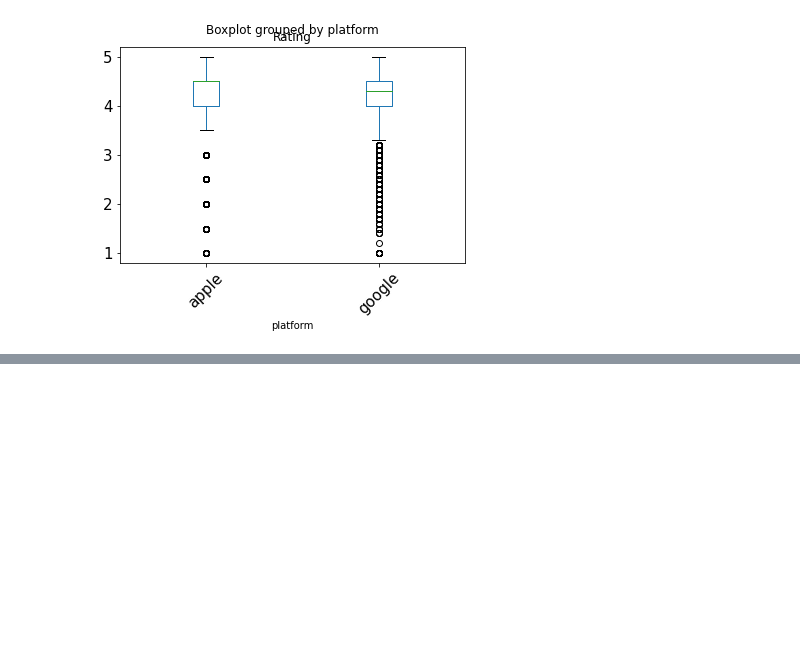
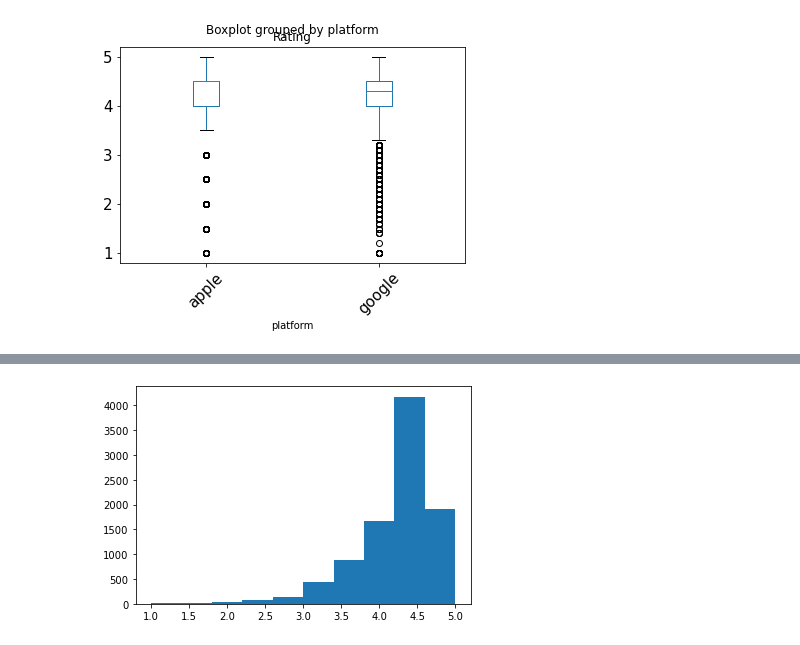
Before and after one commit to anidurg/Springboard, a Jupyter notebook: Tier_1_App_project.ipynb, the cells around one changed output, grey strips where cells are left out. Cells and saved outputs as stored; diff of their text form; code cells hidden in the pictures; blank space fills up the shorter version.

```diff
--- a/Tier_1_App_project.ipynb
+++ b/Tier_1_App_project.ipynb
@@ -267,0 +312,5 @@ df.boxplot(by='platform', column ='Rating', grid=False, rot=45, fontsize=15)
+# %%
+# Create a histogram of the google data
+histoGoogle = plt.hist(google)
+# %% [output]
+[figure, added]
```
Also changed, not shown: parts of 12 cells of this notebook.
